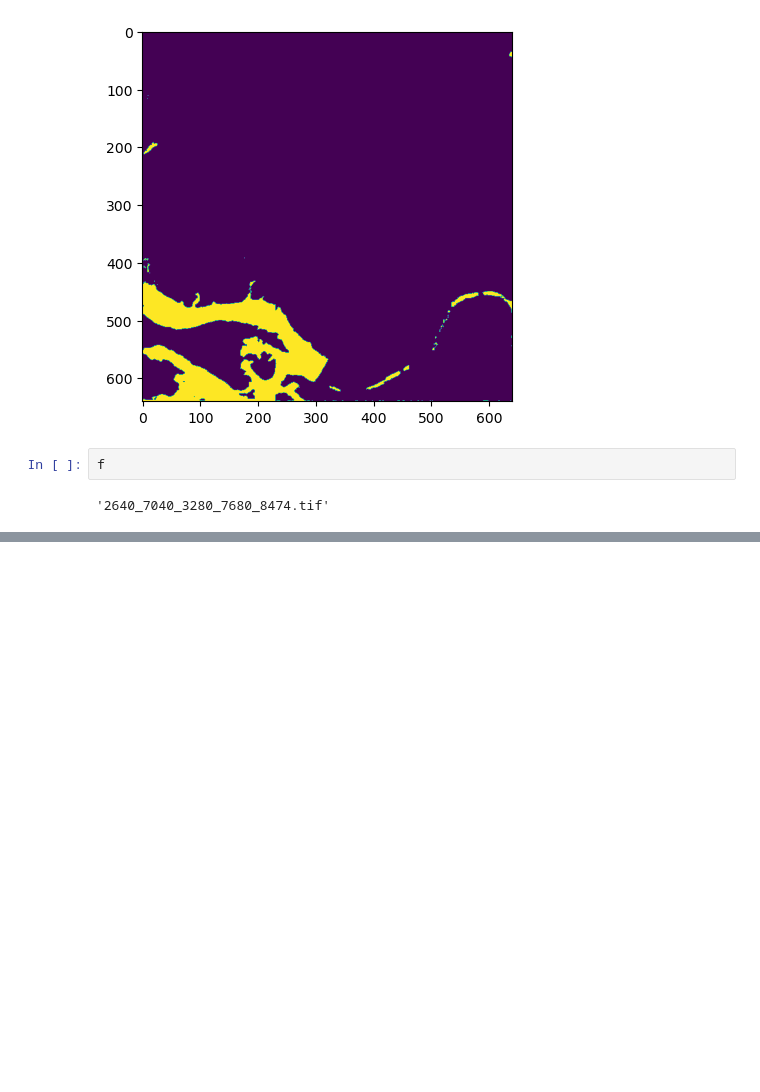
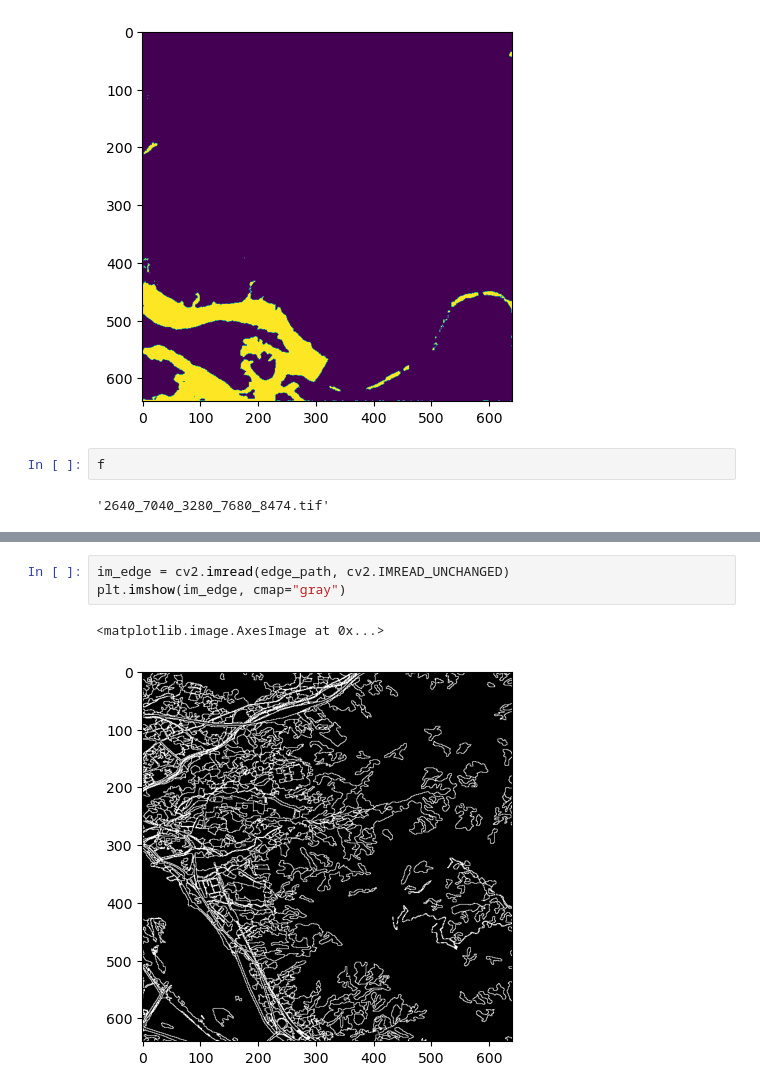
Before and after one commit to gkstlsgp3as/OD-CycleGAN, a Jupyter notebook: make_patches.ipynb, the cells around one changed output, grey strips where cells are left out. Saved outputs shown, nothing was run; the diff lists cells and outputs as text; blank space fills up the shorter version.

```diff
--- a/make_patches.ipynb
+++ b/make_patches.ipynb
@@ -139,0 +183,6 @@ f
+# %%
+im_edge = cv2.imread(edge_path, cv2.IMREAD_UNCHANGED)
+plt.imshow(im_edge, cmap="gray")
+# %% [output]
+<matplotlib.image.AxesImage at 0x...>
+[figure, added]
```
Also changed, not shown: parts of 19 cells of this notebook, 24 other files.
